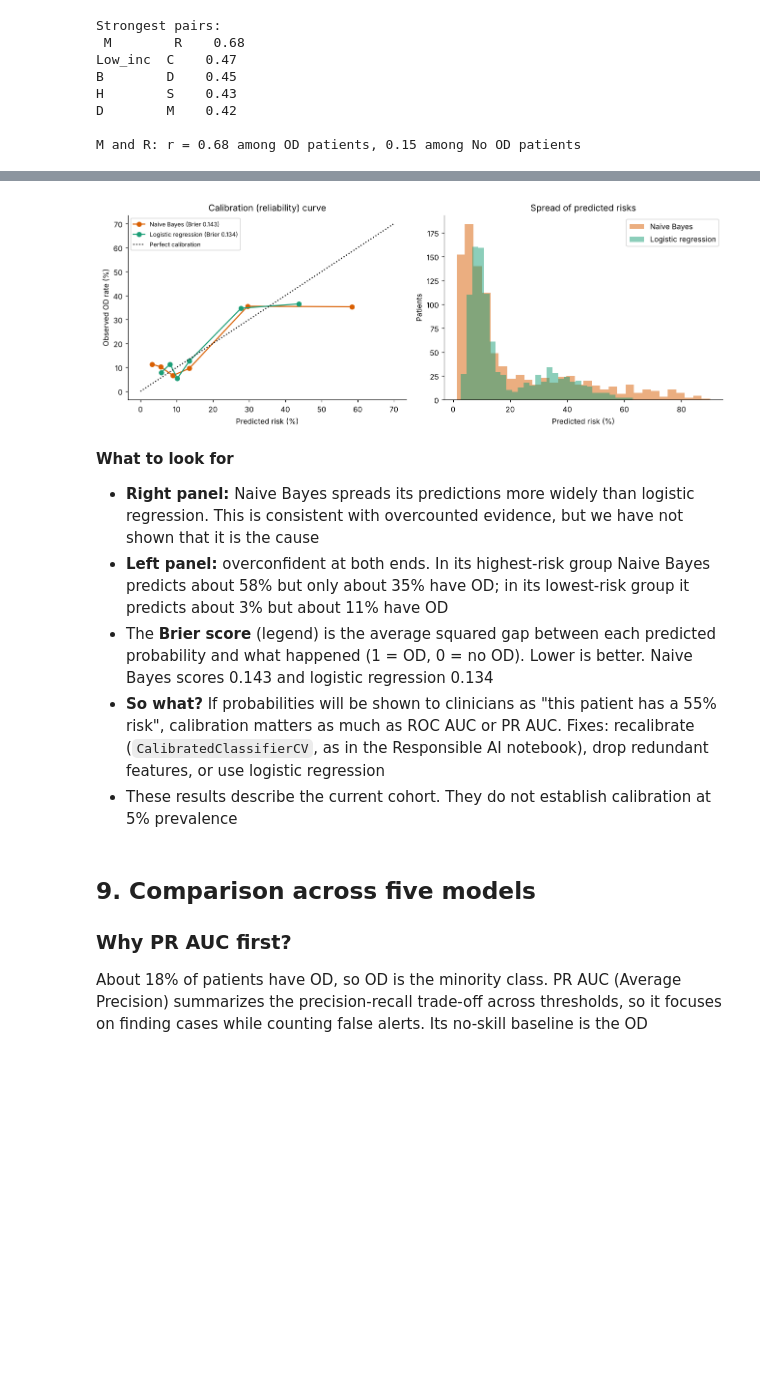
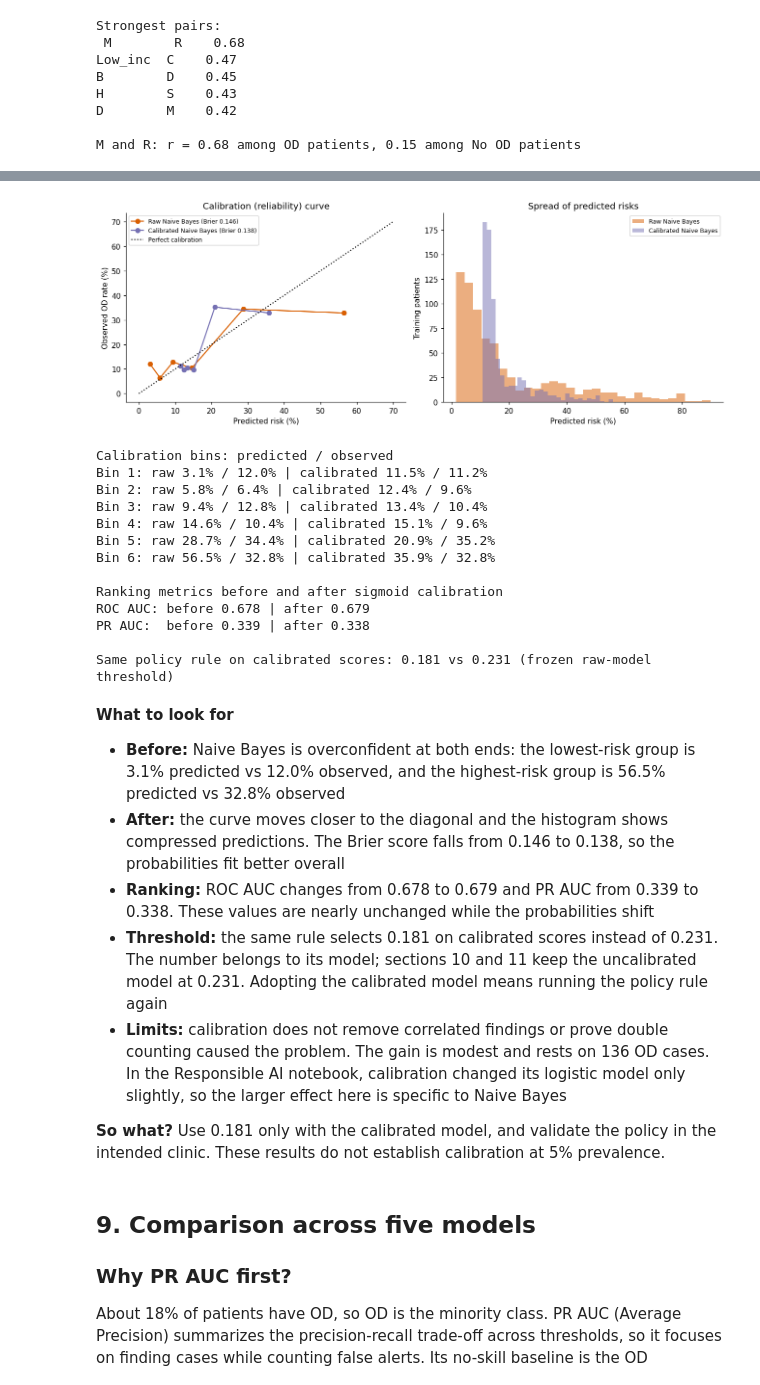
Before and after one commit to IE-ML-for-Healthcare/Bayesian-in-HC, a Jupyter notebook: 04_naive_bayes_opioid_demo_v2.ipynb, the cells around one changed output, grey strips where cells are left out. Cells and saved outputs as stored; diff of their text form; code cells hidden in the pictures; blank space fills up the shorter version.

```diff
--- a/04_naive_bayes_opioid_demo_v2.ipynb
+++ b/04_naive_bayes_opioid_demo_v2.ipynb
@@ -1009,28 +1017,74 @@ We test this using the learned **18% cohort prior**, matching our evaluation dat
 # %%
 cv5 = StratifiedKFold(5, shuffle=True, random_state=0)
-lr_pipe = Pipeline([("prep", preprocess), ("lr", LogisticRegression(max_iter=1000))])
-cv_nb = cross_val_predict(nb_pipe, X, y, cv=cv5, method="predict_proba")[:, 1]
-cv_lr = cross_val_predict(lr_pipe, X, y, cv=cv5, method="predict_proba")[:, 1]
+nb_cal = CalibratedClassifierCV(nb_pipe, method="sigmoid", cv=5)  # same method as the Responsible AI notebook
 
+# Nested cross-validation on TRAINING patients only: the test set stays closed
+p_raw = cross_val_predict(nb_pipe, X_train, y_train, cv=cv5, method="predict_proba")[:, 1]
+p_cal = cross_val_predict(nb_cal,  X_train, y_train, cv=cv5, method="predict_proba")[:, 1]
+
+# Left: calibration curves, raw vs calibrated, Brier score in the legend, perfect-calibration line (6 quantile bins)
+# Right: histogram of predicted risks, raw vs calibrated
 fig, ax = plt.subplots(1, 2, figsize=(12, 4.5))
-for s, name, col in [(cv_nb, "Naive Bayes", C_OD), (cv_lr, "Logistic regression", "#1b9e77")]:
-    fy, fx = calibration_curve(y, s, n_bins=6, strategy="quantile")
-    ax[0].plot(fx * 100, fy * 100, "o-", color=col, label=f"{name} (Brier {brier_score_loss(y, s):.3f})")
-    ax[1].hist(s * 100, bins=30, alpha=.5, color=col, label=name)
+calibration_bins = {}
+for scores, name, col in [(p_raw, "Raw Naive Bayes", C_OD),
+                          (p_cal, "Calibrated Naive Bayes", C_NO)]:
+    observed, predicted = calibration_curve(y_train, scores, n_bins=6, strategy="quantile")
+    calibration_bins[name] = (observed, predicted)
+    brier = brier_score_loss(y_train, scores)
+    ax[0].plot(predicted * 100, observed * 100, "o-", color=col,
+               label=f"{name} (Brier {brier:.3f})")
+    ax[1].hist(scores * 100, bins=30, alpha=.5, color=col, label=name)
 ax[0].plot([0, 70], [0, 70], "k:", label="Perfect calibration")
-ax[0].set(xlabel="Predicted risk (%)", ylabel="Observed OD rate (%)", title="Calibration (reliability) curve"); ax[0].legend(fontsize=8)
-ax[1].set(xlabel="Predicted risk (%)", ylabel="Patients", title="Spread of predicted risks"); ax[1].legend()
+ax[0].set(xlabel="Predicted risk (%)", ylabel="Observed OD rate (%)",
+          title="Calibration (reliability) curve")
+ax[0].legend(fontsize=8)
+ax[1].set(xlabel="Predicted risk (%)", ylabel="Training patients",
+          title="Spread of predicted risks")
+ax[1].legend(fontsize=8)
 plt.tight_layout(); plt.show()
+
+# Print the six bins so the low- and high-risk comparisons are readable with the figure
+print("Calibration bins: predicted / observed")
+raw_observed, raw_predicted = calibration_bins["Raw Naive Bayes"]
+cal_observed, cal_predicted = calibration_bins["Calibrated Naive Bayes"]
+for i, values in enumerate(zip(raw_predicted, raw_observed, cal_predicted, cal_observed), start=1):
+    raw_p, raw_o, cal_p, cal_o = values
+    print(f"Bin {i}: raw {raw_p:.1%} / {raw_o:.1%} | calibrated {cal_p:.1%} / {cal_o:.1%}")
+
+# Print: ROC AUC and PR AUC before and after (same ranking, calibration changes the scale)
+print("\nRanking metrics before and after sigmoid calibration")
+print(f"ROC AUC: before {roc_auc_score(y_train, p_raw):.3f} | after {roc_auc_score(y_train, p_cal):.3f}")
+print(f"PR AUC:  before {average_precision_score(y_train, p_raw):.3f} | after {average_precision_score(y_train, p_cal):.3f}")
+
+# Print: threshold the SAME policy rule would pick on calibrated scores; frozen raw threshold stays unchanged
+choice_cal = select_threshold(y_train, p_cal, MIN_RECALL, MAX_ALERTS_PER_1000)
+threshold_cal = choice_cal["threshold"]
+print(f"\nSame policy rule on calibrated scores: {threshold_cal:.3f} vs {threshold:.3f} (frozen raw-model threshold)")
 # %% [output]
-[figure, old version]
+[figure, new version]
+Calibration bins: predicted / observed
+Bin 1: raw 3.1% / 12.0% | calibrated 11.5% / 11.2%
+Bin 2: raw 5.8% / 6.4% | calibrated 12.4% / 9.6%
+Bin 3: raw 9.4% / 12.8% | calibrated 13.4% / 10.4%
+Bin 4: raw 14.6% / 10.4% | calibrated 15.1% / 9.6%
+Bin 5: raw 28.7% / 34.4% | calibrated 20.9% / 35.2%
+Bin 6: raw 56.5% / 32.8% | calibrated 35.9% / 32.8%
+
+Ranking metrics before and after sigmoid calibration
+ROC AUC: before 0.678 | after 0.679
+PR AUC:  before 0.339 | after 0.338
+
+Same policy rule on calibrated scores: 0.181 vs 0.231 (frozen raw-model threshold)
 # %% [markdown]
 **What to look for**
 
-- **Right panel:** Naive Bayes spreads its predictions more widely than logistic regression. This is consistent with overcounted evidence, but we have not shown that it is the cause
-- **Left panel:** overconfident at both ends. In its highest-risk group Naive Bayes predicts about 58% but only about 35% have OD; in its lowest-risk group it predicts about 3% but about 11% have OD
-- The **Brier score** (legend) is the average squared gap between each predicted probability and what happened (1 = OD, 0 = no OD). Lower is better. Naive Bayes scores 0.143 and logistic regression 0.134
-- **So what?** If probabilities will be shown to clinicians as "this patient has a 55% risk", calibration matters as much as ROC AUC or PR AUC. Fixes: recalibrate (`CalibratedClassifierCV`, as in the Responsible AI notebook), drop redundant features, or use logistic regression
-- These results describe the current cohort. They do not establish calibration at 5% prevalence
+- **Before:** Naive Bayes is overconfident at both ends: the lowest-risk group is 3.1% predicted vs 12.0% observed, and the highest-risk group is 56.5% predicted vs 32.8% observed
+- **After:** the curve moves closer to the diagonal and the histogram shows compressed predictions. The Brier score falls from 0.146 to 0.138, so the probabilities fit better overall
+- **Ranking:** ROC AUC changes from 0.678 to 0.679 and PR AUC from 0.339 to 0.338. These values are nearly unchanged while the probabilities shift
+- **Threshold:** the same rule selects 0.181 on calibrated scores instead of 0.231. The number belongs to its model; sections 10 and 11 keep the uncalibrated model at 0.231. Adopting the calibrated model means running the policy rule again
+- **Limits:** calibration does not remove correlated findings or prove double counting caused the problem. The gain is modest and rests on 136 OD cases. In the Responsible AI notebook, calibration changed its logistic model only slightly, so the larger effect here is specific to Naive Bayes
+
+**So what?** Use 0.181 only with the calibrated model, and validate the policy in the intended clinic. These results do not establish calibration at 5% prevalence.
 # %% [markdown]
 ## 9. Comparison across five models
 
```
Also changed, not shown: parts of 7 cells of this notebook.
